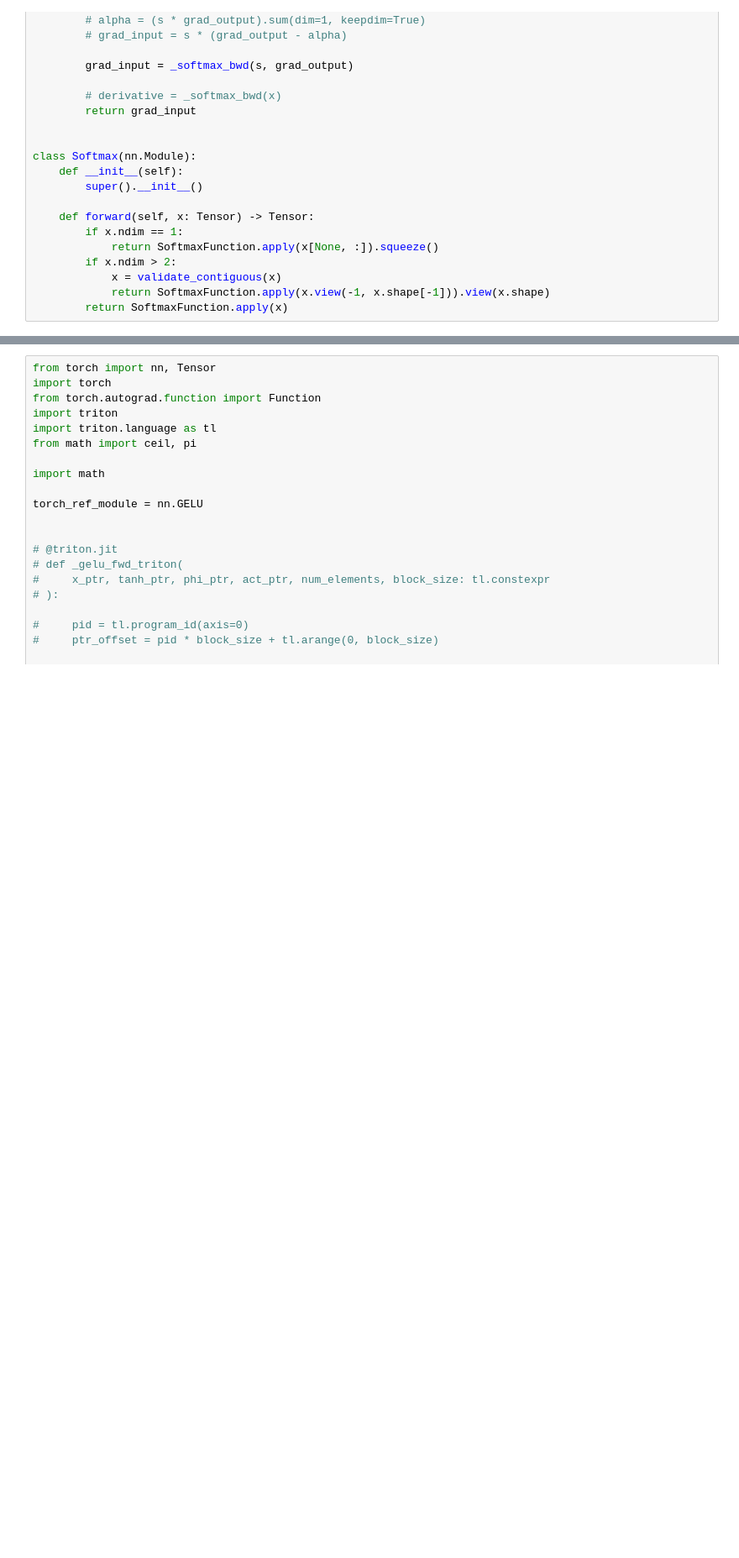
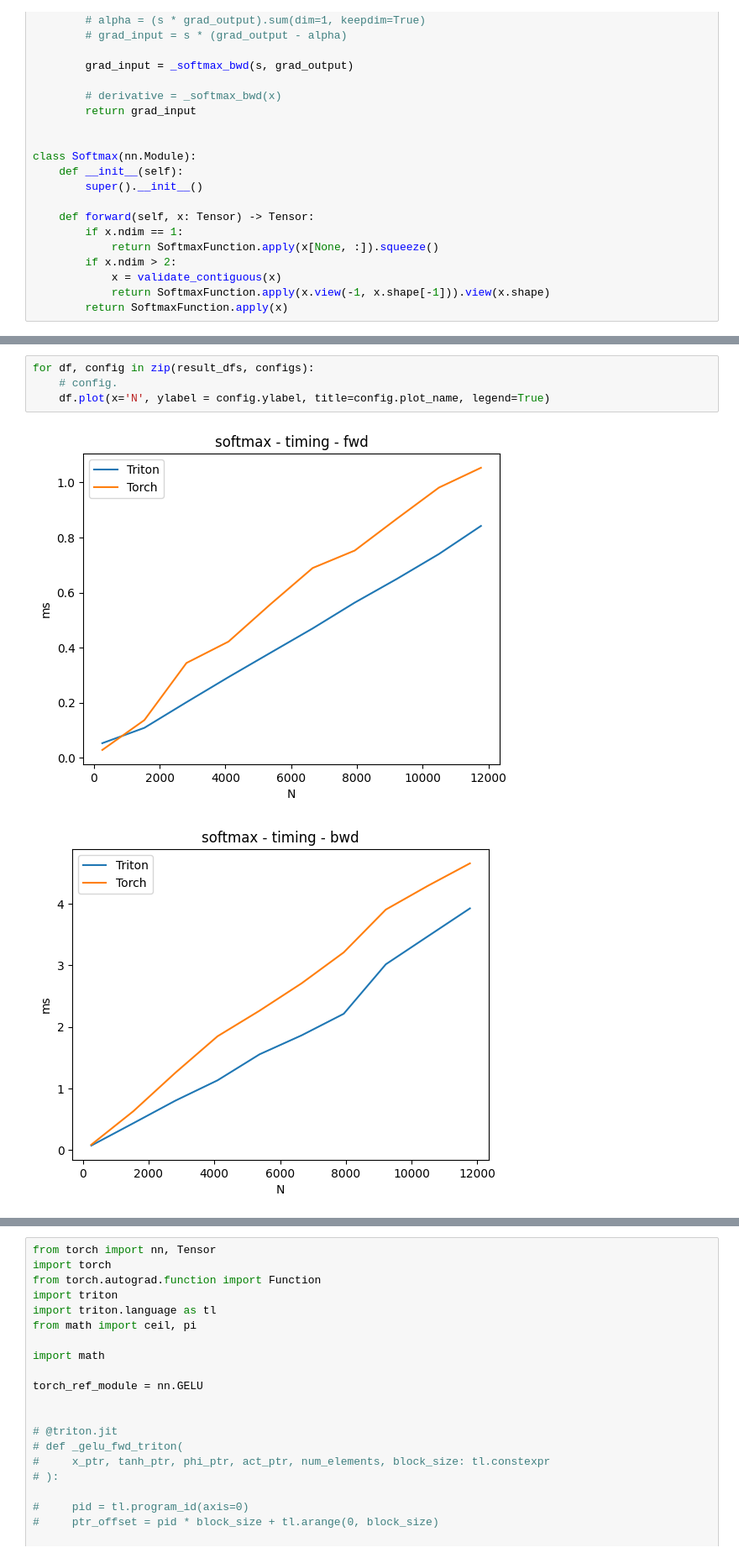
Before and after one commit to matteobonotto/triton-kernels, a Jupyter notebook: notebooks/softmax.ipynb, the cells around one changed output, grey strips where cells are left out. Shown at 84% size. Saved outputs shown, nothing was run; the diff lists cells and outputs as text; blank space fills up the shorter version.

```diff
--- a/notebooks/softmax.ipynb
+++ b/notebooks/softmax.ipynb
@@ -321,0 +327,7 @@ benchmark_kernel()
+# %%
+for df, config in zip(result_dfs, configs):
+    # config.
+    df.plot(x='N', ylabel = config.ylabel, title=config.plot_name, legend=True)
+# %% [output]
+[figure, added]
+[figure, added]
```
Also changed, not shown: parts of 5 cells of this notebook.
